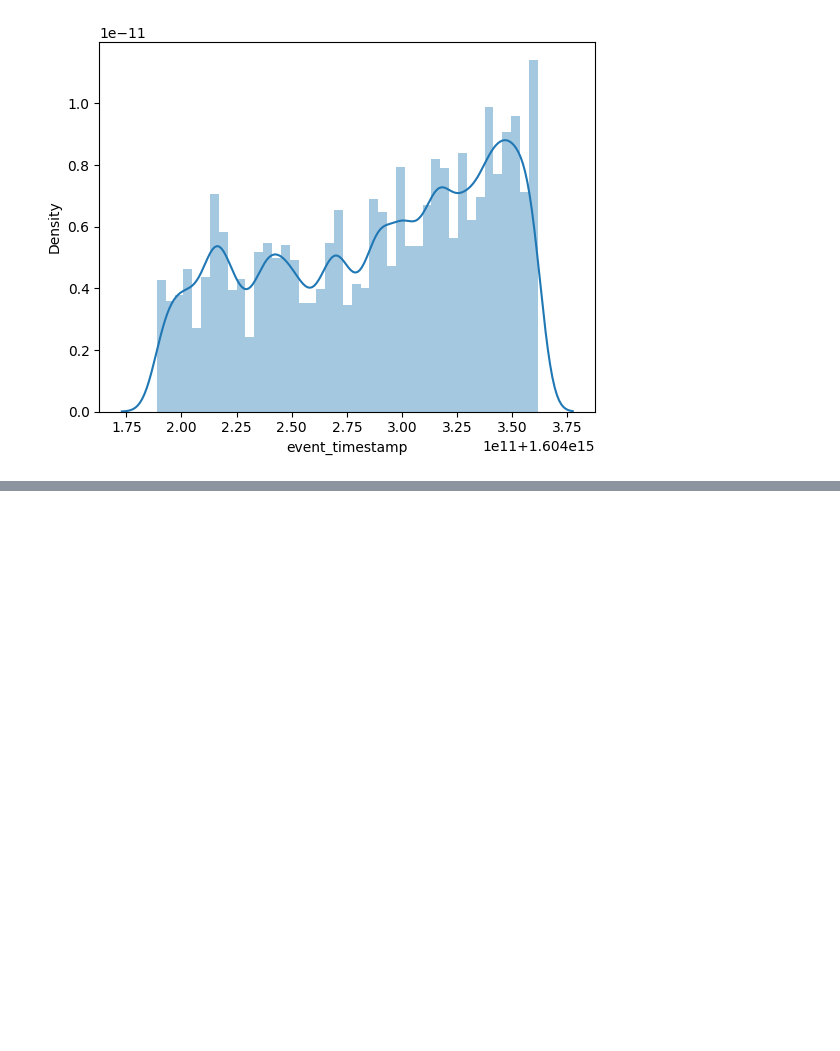
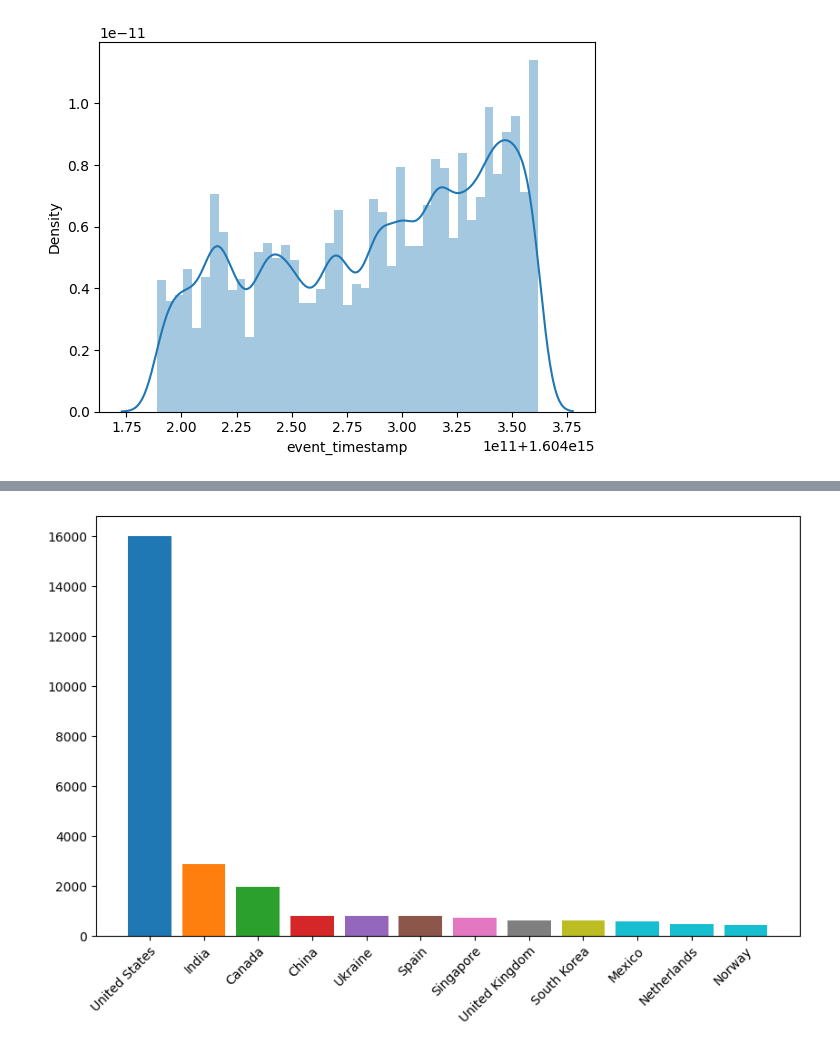
Before and after one commit to capac/python-bigquery-starter, a Jupyter notebook: bigquery.ipynb, the cells around one changed output, grey strips where cells are left out. Saved outputs shown, nothing was run; the diff lists cells and outputs as text; code cells hidden in the pictures; blank space fills up the shorter version.

```diff
--- a/bigquery.ipynb
+++ b/bigquery.ipynb
@@ -288,0 +349,10 @@ https://gist.github.com/mwaskom/de44147ed2974457ad6372750bbe5751
+# %%
+grouped_region_df = df.groupby(['country']).count().sort_values(by='region', ascending=False)
+# %%
+fig, ax = plt.subplots(figsize=(10, 6))
+top_num = 12
+top_region_df = grouped_region_df[:top_num]
+ax.bar(top_region_df.index, top_region_df.region, color=plt.colormaps['tab10'](range(len(top_region_df.index))))
+plt.setp(ax.get_xticklabels(), ha='right', rotation=45, rotation_mode='anchor');
+# %% [output]
+[figure, added]
```
Also changed, not shown: parts of 5 cells of this notebook.
